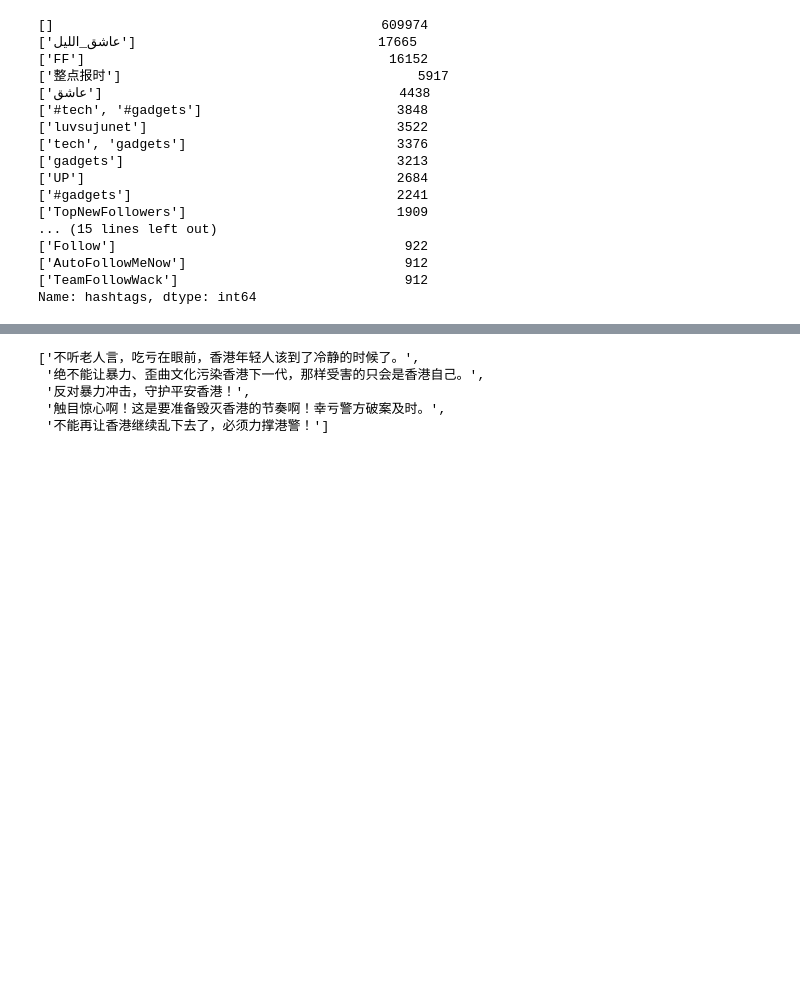
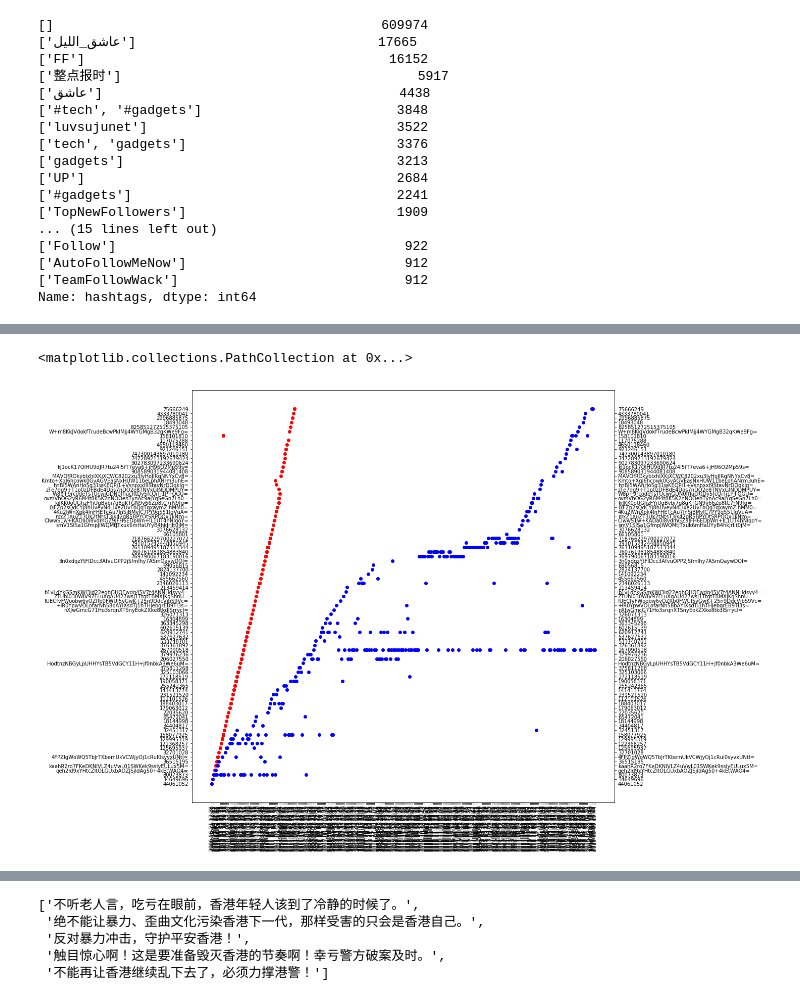
Before and after one commit to Carlping/Information-operations-directed-at-Hong-Kong, a Jupyter notebook: twitter_eda.ipynb, the cells around one changed output, grey strips where cells are left out. Drawn from its saved outputs; the diff is of its cells as text; code cells hidden in the pictures; blank space fills up the shorter version.

Commit message:
plot the creation date and tweet time

```diff
--- a/twitter_eda.ipynb
+++ b/twitter_eda.ipynb
@@ -273,0 +272,16 @@ Name: tweet_text, Length: 1990, dtype: object
+# %%
+import matplotlib.pyplot as plt
+
+
+sample_tweet = tweet.sample(frac = 0.0001, replace = False)
+sample_tweet = sample_tweet.sort_values(by = ['tweet_time'], ascending = True)
+
+fig, ax1 = plt.subplots(sharex='all', sharey='all', figsize=(15,15))
+plt.xticks(rotation=90)
+ax1.scatter('account_creation_date', 'userid', color='red',data=sample_tweet)
+
+ax2 = ax1.twinx()
+ax2.scatter('tweet_time', 'userid', color='blue',data=sample_tweet)
+# %% [output]
+<matplotlib.collections.PathCollection at 0x...>
+[figure, added]
```
Also changed, not shown: parts of 6 cells of this notebook.
